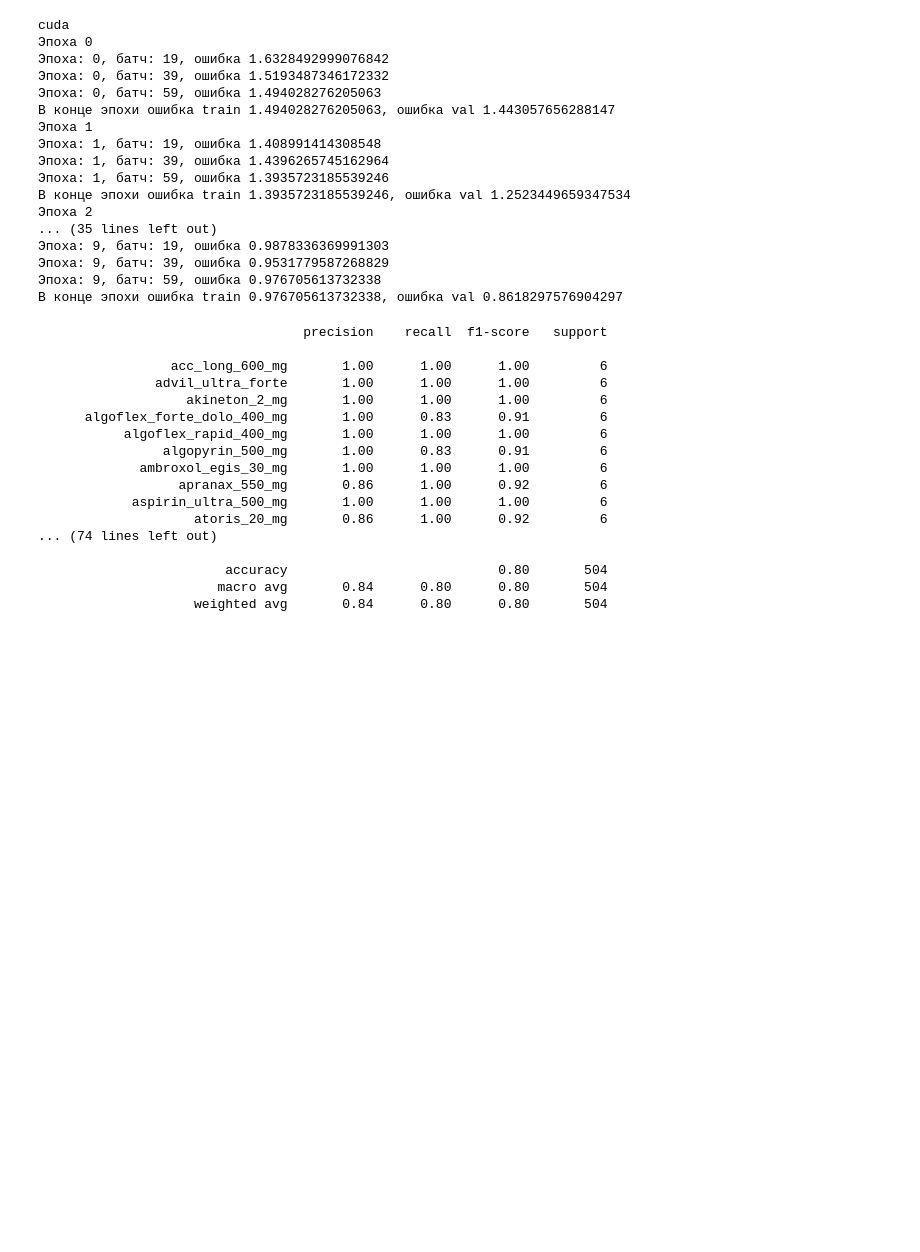
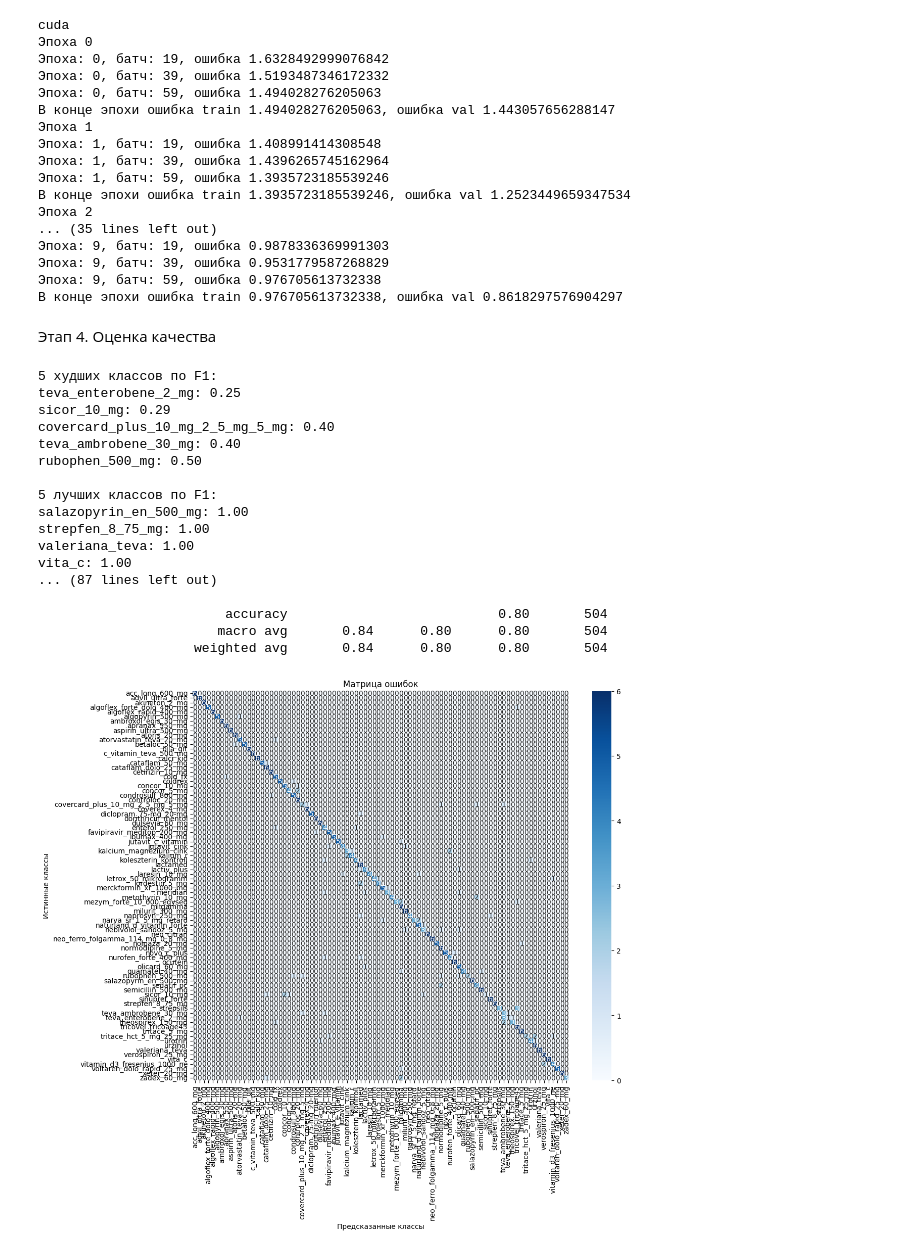
Before and after one commit to diyudd/CNN_pill_cf, a Jupyter notebook: Classifier_pill.ipynb, the cells around one changed output. Saved outputs shown, nothing was run; the diff lists cells and outputs as text; code cells hidden in the pictures; blank space fills up the shorter version.

```diff
--- a/Classifier_pill.ipynb
+++ b/Classifier_pill.ipynb
@@ -185,42 +187,81 @@ cuda
 Эпоха: 9, батч: 39, ошибка 0.9531779587268829
 Эпоха: 9, батч: 59, ошибка 0.976705613732338
 В конце эпохи ошибка train 0.976705613732338, ошибка val 0.8618297576904297
+# %% [markdown]
+Этап 4. Оценка качества
 # %%
-from sklearn.metrics import classification_report
+from sklearn.metrics import classification_report, confusion_matrix
+import matplotlib.pyplot as plt # type: ignore
+import seaborn as sns # type: ignore
 
 model.to('cpu')
 
 labels_predicted = []
 labels_true = []
 
 model.load_state_dict(torch.load("model_save/meds_classifier.pt_9.pt", weights_only=True))
 model.eval()
 
 with torch.no_grad():
     for data in test_loader:
         images, labels = data
 
         outputs = model(images)
         _, predicted = torch.max(outputs, 1) # argmax по всем примерам
         labels_predicted.extend(predicted.numpy())
         labels_true.extend(labels.numpy())
 
+report = classification_report(
+    labels_true,
+    labels_predicted,
+    target_names=dataset.classes,
+    output_dict=True
+)
+
+class_scores = {cls: report[cls]["f1-score"] for cls in dataset.classes} # type: ignore
+
+sorted_scores = sorted(class_scores.items(), key=lambda x: x[1])
+
+print("5 худших классов по F1:")
+for cls, score in sorted_scores[:5]:
+    print(f"{cls}: {score:.2f}")
+
+print("\n5 лучших классов по F1:")
+for cls, score in sorted_scores[-5:]:
+    print(f"{cls}: {score:.2f}")
+
 print(classification_report(labels_true, labels_predicted, target_names=dataset.classes))
+
+cm = confusion_matrix(labels_true, labels_predicted)
+
+plt.figure(figsize=(12, 10))
+sns.heatmap(
+    cm,
+    annot=True, fmt="d", cmap="Blues",
+    xticklabels=dataset.classes,
+    yticklabels=dataset.classes
+)
+
+plt.xlabel("Предсказанные классы")
+plt.ylabel("Истинные классы")
+plt.title("Матрица ошибок")
+plt.show()
 # %% [output]
-                                  precision    recall  f1-score   support
+5 худших классов по F1:
+teva_enterobene_2_mg: 0.25
+sicor_10_mg: 0.29
+covercard_plus_10_mg_2_5_mg_5_mg: 0.40
+teva_ambrobene_30_mg: 0.40
+rubophen_500_mg: 0.50
 
-                 acc_long_600_mg       1.00      1.00      1.00         6
-               advil_ultra_forte       1.00      1.00      1.00         6
-                   akineton_2_mg       1.00      1.00      1.00         6
-      algoflex_forte_dolo_400_mg       1.00      0.83      0.91         6
-           algoflex_rapid_400_mg       1.00      1.00      1.00         6
-                algopyrin_500_mg       1.00      0.83      0.91         6
-             ambroxol_egis_30_mg       1.00      1.00      1.00         6
-                  apranax_550_mg       0.86      1.00      0.92         6
-            aspirin_ultra_500_mg       1.00      1.00      1.00         6
-                    atoris_20_mg       0.86      1.00      0.92         6
-... (74 lines left out)
+5 лучших классов по F1:
+salazopyrin_en_500_mg: 1.00
+strepfen_8_75_mg: 1.00
+valeriana_teva: 1.00
+vita_c: 1.00
+... (87 lines left out)
 
                         accuracy                           0.80       504
                        macro avg       0.84      0.80      0.80       504
                     weighted avg       0.84      0.80      0.80       504
+[figure, added]
```
Also changed, not shown: parts of 3 cells of this notebook, 1 other file.
